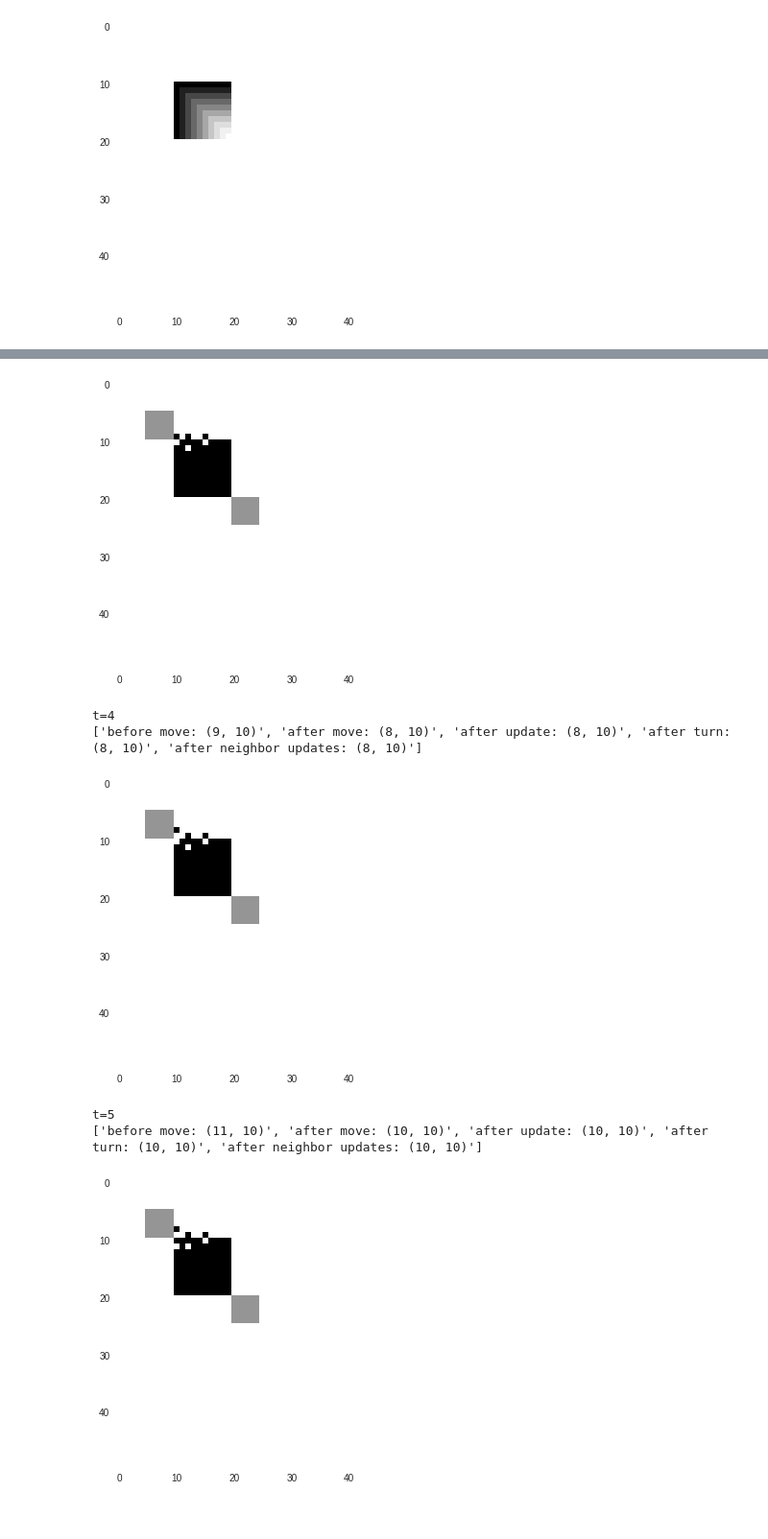
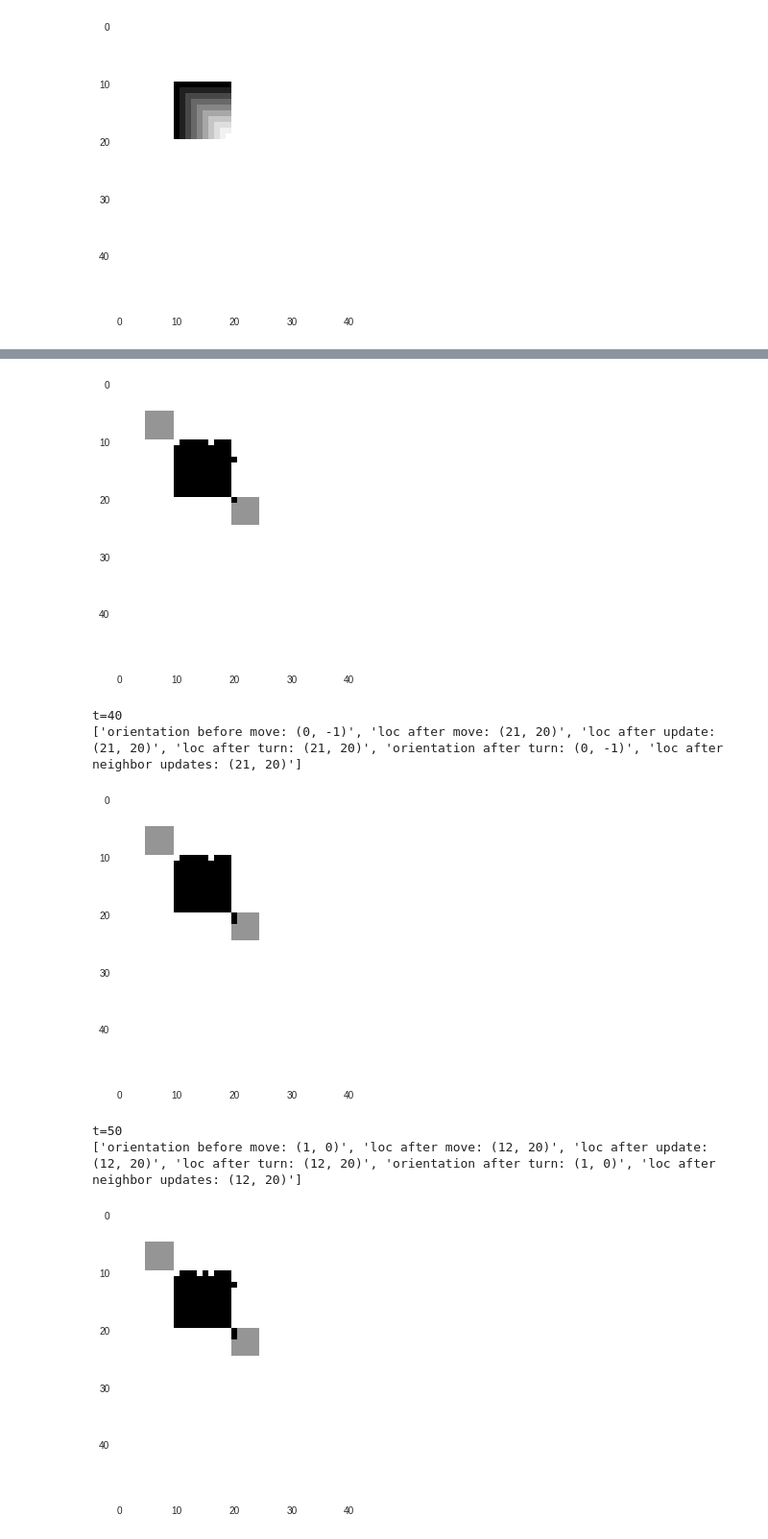
Before and after one commit to jpskycak/research_notebooks, a Jupyter notebook: modeling_programmable_self_assembly_with_cellular_automata.ipynb, the cells around one changed output, grey strips where cells are left out. Shown: that part at 96% size. Cells and saved outputs as stored; diff of their text form; code cells hidden in the pictures.

```diff
--- a/modeling_programmable_self_assembly_with_cellular_automata.ipynb
+++ b/modeling_programmable_self_assembly_with_cellular_automata.ipynb
@@ -179,18 +179,24 @@ def can_move(a,debug=False):
   if (x,y) not in occupied:
     if x in range(gridshape[0]) and y in range(gridshape[1]): # in grid
       if not leaves_shape((x0,y0),(x,y)): # doesn't leave shape
-        ans = True
-        if debug:
-          ans = [(x0,y0), (dx,dy), (x,y)]
+        needs_a_neighbor = [point for point in [(x+1,y),(x-1,y),(x,y+1),(x,y-1),(x-1,y-1),(x-1,y+1),(x+1,y-1),(x+1,y+1)] if point != (x0,y0)]
+        if any([(point in occupied) for point in needs_a_neighbor]): # doesn't isolate itself
+          ans = True
+          if debug:
+            ans = [(x0,y0), (dx,dy), (x,y)]
   return ans
 
 def update(a):
   [a['neighbors'],a['distances'],a['estimated_coordinates']] = get_neighbors_distances_estimations(a)
 
-def timestep(agents=agents,shape_coordinates=shape_coordinates):
+def timestep(first_agent_index=0,agents=agents,shape_coordinates=shape_coordinates):
 
-  movable_agents = [i for i,a in enumerate(agents) if can_move(a)]
-  selected_agent_index = random.choice(movable_agents)
+  if can_move(agents[first_agent_index]):
+    selected_agent_index = first_agent_index
+  else:
+    movable_agents = [i for i,a in enumerate(agents) if can_move(a)]
+    selected_agent_index = random.choice(movable_agents)
+
   selected_agent = agents[selected_agent_index]
 
   highlight_list = ['loc before move: '+str(selected_agent['true_coordinates'])]
@@ -209,10 +215,12 @@ def timestep(agents=agents,shape_coordinates=shape_coordinates):
 
   highlight_list = highlight_list + ['loc after update: '+str(selected_agent['true_coordinates'])]
 
-  if not can_move(selected_agent): # if it can't move again, then it's on corner (?) and should turn
-    seq = [(-1,0),(0,1),(1,0),(0,-1)]
-    i_seq = seq.index(selected_agent['orientation'])
-    selected_agent['orientation'] = seq[(i_seq+1)%4]
+  move_tries = 0
+  new_orientations = [(newx,newy) for (newx,newy) in [(-1,0),(0,1),(1,0),(0,-1)] if (newx+dx,newy+dy) != (0,0)]
+  for ori in new_orientations:
+    selected_agent['orientation'] = ori
+    if can_move(selected_agent):
+      break
 
   highlight_list = highlight_list + ['loc after turn: '+str(selected_agent['true_coordinates'])]
   highlight_list = highlight_list + ['orientation after turn: '+str(selected_agent['orientation'])]
@@ -220,9 +228,9 @@ def timestep(agents=agents,shape_coordinates=shape_coordinates):
   for i in list(set(old_neighbors).union(set(new_neighbors))):
     update(agents[i])
 
-  highlight_list = highlight_list + ['loc after neighbor updates: '+str(selected_agent['true_coordinates'])]
+  debug_list = highlight_list + ['loc after neighbor updates: '+str(selected_agent['true_coordinates'])]
 
-  return highlight_list
+  return selected_agent_index, debug_list
 
 def plot_grid(highlight_list=[]):
   grid = np.zeros((scaling_factor*L,scaling_factor*L))
@@ -238,12 +246,12 @@ def plot_grid(highlight_list=[]):
   plt.grid(False)
   plt.show()
 # %%
-for t in range(10):
-  highlight_list = timestep()
-  if t%1==0:
+selected_agent_index = 0
+for t in range(100):
+  selected_agent_index, debug_list = timestep(selected_agent_index)
+  if t%10==0:
     print 't='+str(t)
-    #plot_grid(highlight_list)
-    print highlight_list
+    print debug_list
     plot_grid()
 # %% [output]
 t=0
@@ -260,8 +268,8 @@ t=3
-[figure, old version]
+[figure, new version]
-t=4
-['before move: (9, 10)', 'after move: (8, 10)', 'after update: (8, 10)', 'after turn: (8, 10)', 'after neighbor updates: (8, 10)']
+t=40
+['orientation before move: (0, -1)', 'loc after move: (21, 20)', 'loc after update: (21, 20)', 'loc after turn: (21, 20)', 'orientation after turn: (0, -1)', 'loc after neighbor updates: (21, 20)']
-[figure, old version]
+[figure, new version]
-t=5
-['before move: (11, 10)', 'after move: (10, 10)', 'after update: (10, 10)', 'after turn: (10, 10)', 'after neighbor updates: (10, 10)']
+t=50
+['orientation before move: (1, 0)', 'loc after move: (12, 20)', 'loc after update: (12, 20)', 'loc after turn: (12, 20)', 'orientation after turn: (1, 0)', 'loc after neighbor updates: (12, 20)']
-[figure, old version]
+[figure, new version]
 ... (8 outputs left out)
```
Also changed, not shown: parts of 1 cell of this notebook.
